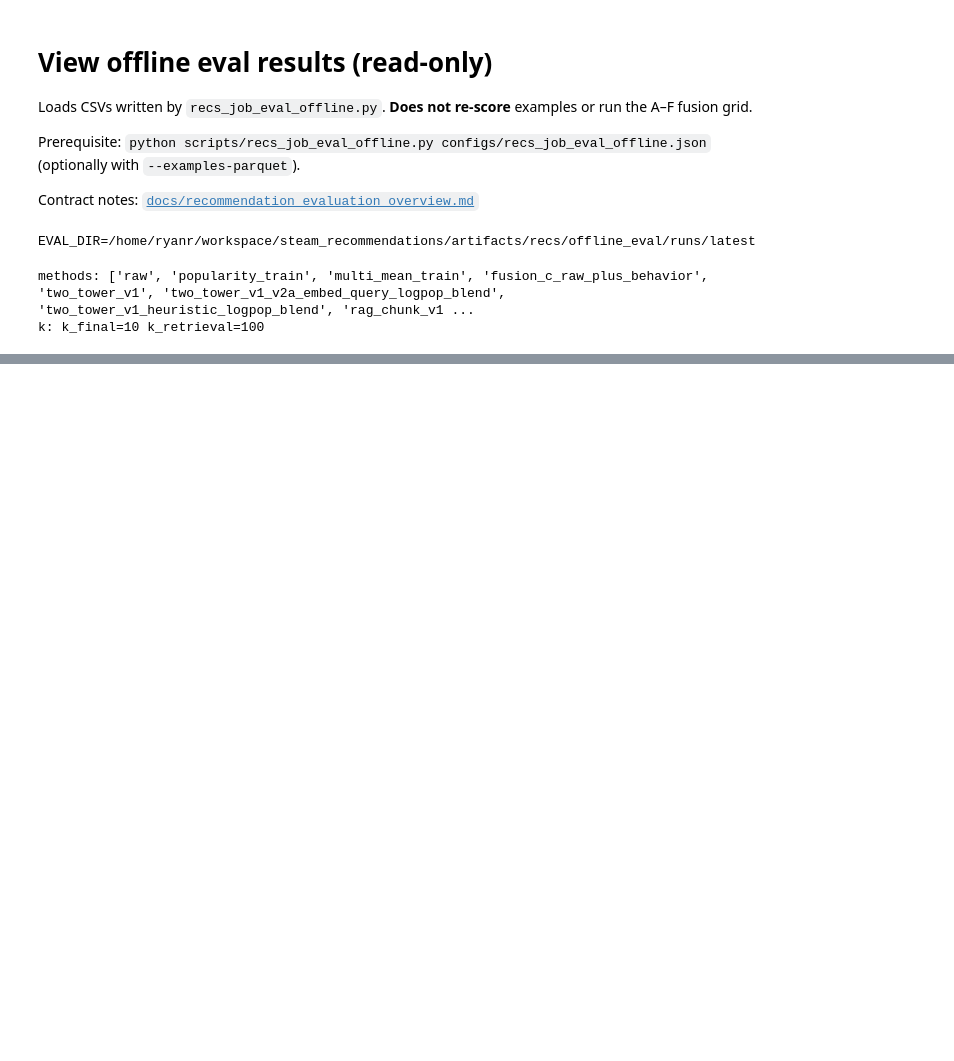
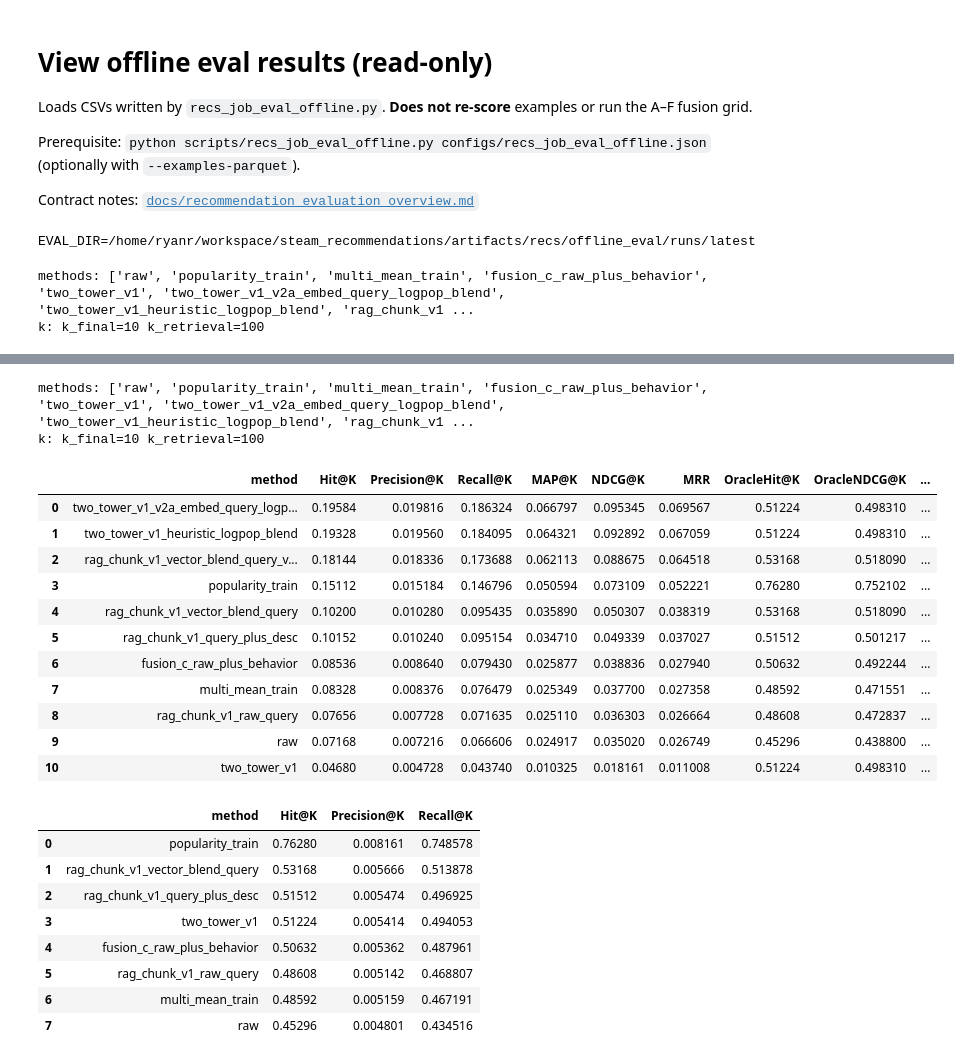
Before and after one commit to rreuther8/steam-review-ml, a Jupyter notebook: notebooks/evaluation/recs_011_view_offline_eval.ipynb, the cells around one changed output, grey strips where cells are left out. Drawn from its saved outputs; the diff is of its cells as text; code cells hidden in the pictures; blank space fills up the shorter version.

```diff
--- a/notebooks/evaluation/recs_011_view_offline_eval.ipynb
+++ b/notebooks/evaluation/recs_011_view_offline_eval.ipynb
@@ -160,0 +191,57 @@ else:
+# %%
+def _load_csv(key: str) -> pd.DataFrame | None:
+    path = PATHS[key]
+    if not path.is_file():
+        print(f"skip {key}: missing {path.name}")
+        return None
+    return pd.read_csv(path)
+
+rank_overall = _load_csv("ranking_overall")
+rank_slice = _load_csv("ranking_by_slice")
+retr_overall = _load_csv("retrieval_overall")
+retr_slice = _load_csv("retrieval_by_slice")
+
+run_meta = None
+if PATHS["run_meta"].is_file():
+    run_meta = json.loads(PATHS["run_meta"].read_text(encoding="utf-8"))
+    print("methods:", run_meta.get("methods_requested"))
+    print(
+        "k:",
+        f"k_final={run_meta.get('k_final')}",
+        f"k_retrieval={run_meta.get('k_retrieval')}",
+    )
+else:
+    print("no eval_offline_run_meta.json")
+# %% [output]
+methods: ['raw', 'popularity_train', 'multi_mean_train', 'fusion_c_raw_plus_behavior', 'two_tower_v1', 'two_tower_v1_v2a_embed_query_logpop_blend', 'two_tower_v1_heuristic_logpop_blend', 'rag_chunk_v1 ...
+k: k_final=10 k_retrieval=100
+# %%
+if rank_overall is not None:
+    sort_cols = [c for c in ["NDCG@K", "MAP@K", "MRR", "Hit@K"] if c in rank_overall.columns]
+    display(rank_overall.sort_values(sort_cols, ascending=False))
+
+if retr_overall is not None:
+    sort_cols = [c for c in ["Recall@K", "Precision@K", "Hit@K"] if c in retr_overall.columns]
+    display(retr_overall.sort_values(sort_cols, ascending=False))
+# %% [output]
+|  | method | Hit@K | Precision@K | Recall@K | MAP@K | NDCG@K | MRR | OracleHit@K | OracleNDCG@K | ... |
+| 0 | two_tower_v1_v2a_embed_query_logp... | 0.19584 | 0.019816 | 0.186324 | 0.066797 | 0.095345 | 0.069567 | 0.51224 | 0.498310 | ... |
+| 1 | two_tower_v1_heuristic_logpop_blend | 0.19328 | 0.019560 | 0.184095 | 0.064321 | 0.092892 | 0.067059 | 0.51224 | 0.498310 | ... |
+| 2 | rag_chunk_v1_vector_blend_query_v... | 0.18144 | 0.018336 | 0.173688 | 0.062113 | 0.088675 | 0.064518 | 0.53168 | 0.518090 | ... |
+| 3 | popularity_train | 0.15112 | 0.015184 | 0.146796 | 0.050594 | 0.073109 | 0.052221 | 0.76280 | 0.752102 | ... |
+| 4 | rag_chunk_v1_vector_blend_query | 0.10200 | 0.010280 | 0.095435 | 0.035890 | 0.050307 | 0.038319 | 0.53168 | 0.518090 | ... |
+| 5 | rag_chunk_v1_query_plus_desc | 0.10152 | 0.010240 | 0.095154 | 0.034710 | 0.049339 | 0.037027 | 0.51512 | 0.501217 | ... |
+| 6 | fusion_c_raw_plus_behavior | 0.08536 | 0.008640 | 0.079430 | 0.025877 | 0.038836 | 0.027940 | 0.50632 | 0.492244 | ... |
+| 7 | multi_mean_train | 0.08328 | 0.008376 | 0.076479 | 0.025349 | 0.037700 | 0.027358 | 0.48592 | 0.471551 | ... |
+| 8 | rag_chunk_v1_raw_query | 0.07656 | 0.007728 | 0.071635 | 0.025110 | 0.036303 | 0.026664 | 0.48608 | 0.472837 | ... |
+| 9 | raw | 0.07168 | 0.007216 | 0.066606 | 0.024917 | 0.035020 | 0.026749 | 0.45296 | 0.438800 | ... |
+| 10 | two_tower_v1 | 0.04680 | 0.004728 | 0.043740 | 0.010325 | 0.018161 | 0.011008 | 0.51224 | 0.498310 | ... |
+|  | method | Hit@K | Precision@K | Recall@K |
+| 0 | popularity_train | 0.76280 | 0.008161 | 0.748578 |
+| 1 | rag_chunk_v1_vector_blend_query | 0.53168 | 0.005666 | 0.513878 |
+| 2 | rag_chunk_v1_query_plus_desc | 0.51512 | 0.005474 | 0.496925 |
+| 3 | two_tower_v1 | 0.51224 | 0.005414 | 0.494053 |
+| 4 | fusion_c_raw_plus_behavior | 0.50632 | 0.005362 | 0.487961 |
+| 5 | rag_chunk_v1_raw_query | 0.48608 | 0.005142 | 0.468807 |
+| 6 | multi_mean_train | 0.48592 | 0.005159 | 0.467191 |
+| 7 | raw | 0.45296 | 0.004801 | 0.434516 |
```
Also changed, not shown: parts of 6 cells of this notebook, 18 other files.
